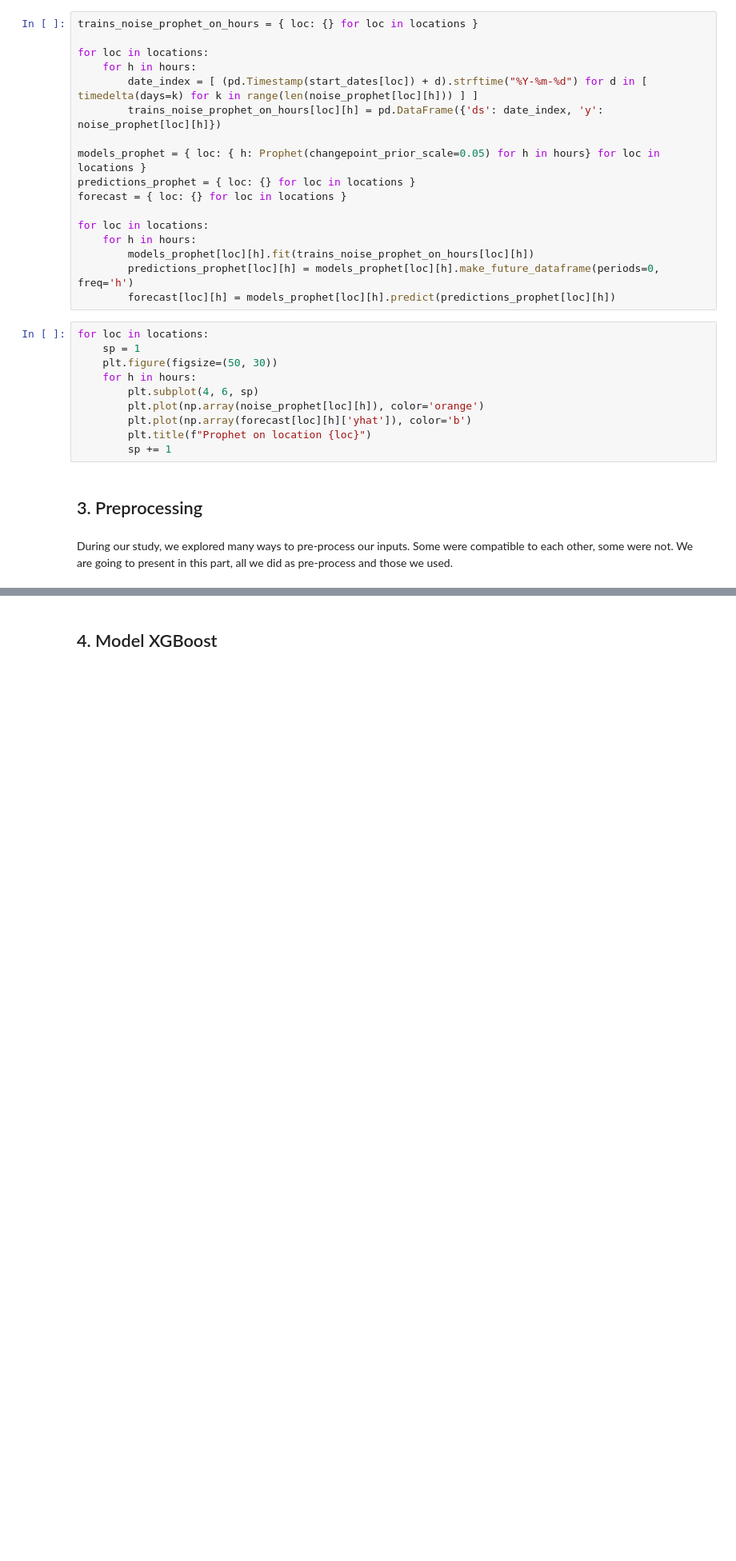
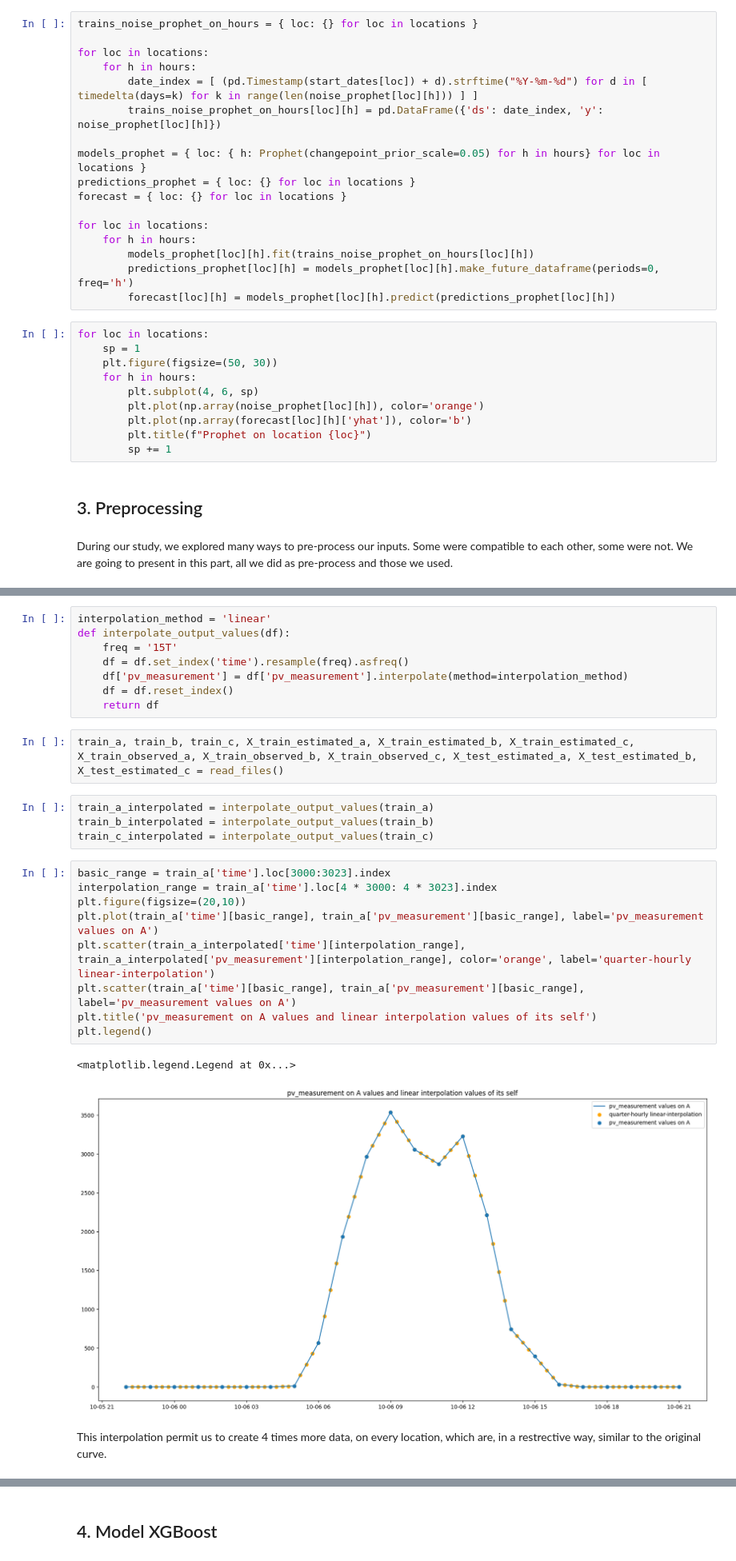
Before and after one commit to art-test-stack/ml_competition, a Jupyter notebook: final_notebook.ipynb, the cells around one changed output, grey strips where cells are left out. Shown: that part at 80% size. Cells and saved outputs as stored; diff of their text form; blank space fills up the shorter version.

Commit message:
final nb - preprocessing interpolation + reshape

```diff
--- a/final_notebook.ipynb
+++ b/final_notebook.ipynb
@@ -489 +492,29 @@ One of our idea, which worked pretty well, was to interpolate the values of the
+# %%
+interpolation_method = 'linear'
+def interpolate_output_values(df):
+    freq = '15T'
+    df = df.set_index('time').resample(freq).asfreq()
+    df['pv_measurement'] = df['pv_measurement'].interpolate(method=interpolation_method)
+    df = df.reset_index()
+    return df
+# %%
+train_a, train_b, train_c, X_train_estimated_a, X_train_estimated_b, X_train_estimated_c, X_train_observed_a, X_train_observed_b, X_train_observed_c, X_test_estimated_a, X_test_estimated_b, X_test_estimated_c = read_files()
+# %%
+train_a_interpolated = interpolate_output_values(train_a)
+train_b_interpolated = interpolate_output_values(train_b)
+train_c_interpolated = interpolate_output_values(train_c)
+# %%
+basic_range = train_a['time'].loc[3000:3023].index
+interpolation_range = train_a['time'].loc[4 * 3000: 4 * 3023].index
+plt.figure(figsize=(20,10))
+plt.plot(train_a['time'][basic_range], train_a['pv_measurement'][basic_range], label='pv_measurement values on A')
+plt.scatter(train_a_interpolated['time'][interpolation_range], train_a_interpolated['pv_measurement'][interpolation_range], color='orange', label='quarter-hourly linear-interpolation')
+plt.scatter(train_a['time'][basic_range], train_a['pv_measurement'][basic_range], label='pv_measurement values on A')
+plt.title('pv_measurement on A values and linear interpolation values of its self')
+plt.legend()
+# %% [output]
+<matplotlib.legend.Legend at 0x...>
+[figure, added]
+# %% [markdown]
+This interpolation permit us to create 4 times more data, on every location, which are, in a restrective way, similar to the original curve.
 # %% [markdown]
```
Also changed, not shown: parts of 12 cells of this notebook, 1 other file.
